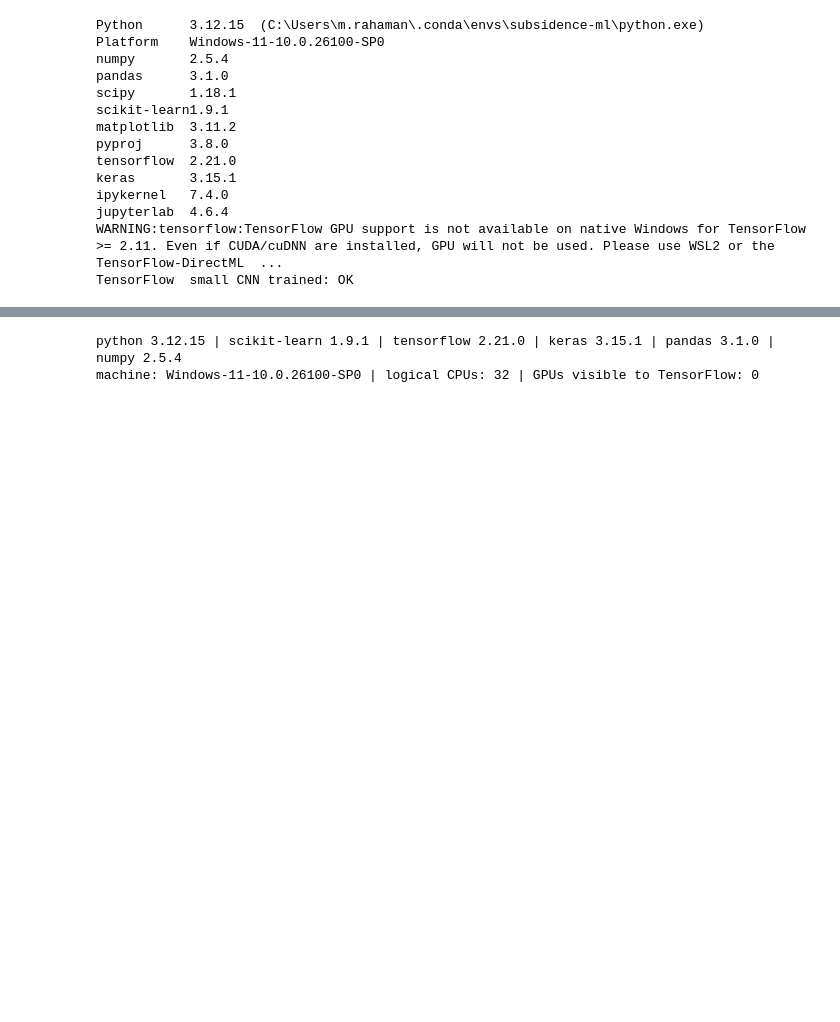
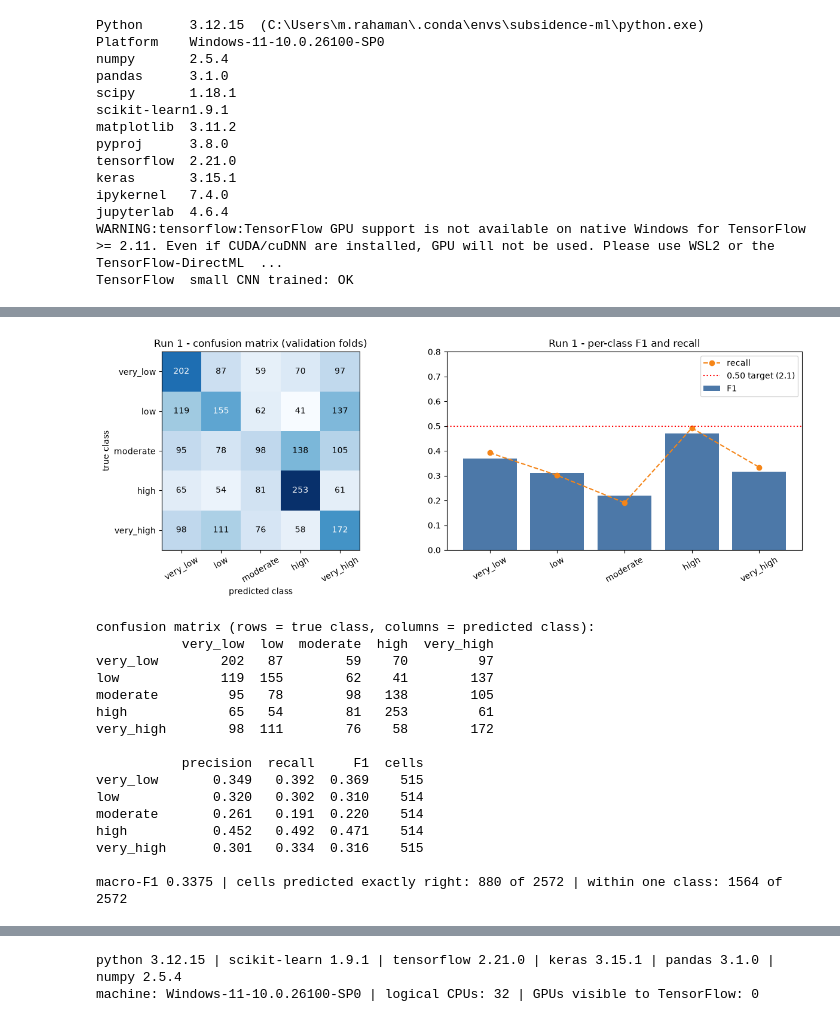
Before and after one commit to Mashouk/subsidence-susceptibility-mapping, a Jupyter notebook: training_experiments.ipynb, the cells around one changed output, grey strips where cells are left out. Saved outputs shown, nothing was run; the diff lists cells and outputs as text; code cells hidden in the pictures; blank space fills up the shorter version.

```diff
--- a/training_experiments.ipynb
+++ b/training_experiments.ipynb
@@ -69,0 +411,41 @@ TensorFlow  small CNN trained: OK
+# %%
+p1 = res["run1"]["pred"]
+cm = confusion_matrix(y, p1)
+prec, rec, f1c, sup = precision_recall_fscore_support(y, p1, labels=range(5), zero_division=0)
+
+fig, ax = plt.subplots(1, 2, figsize=(13, 4.6), gridspec_kw={"width_ratios": [1.1, 1]})
+im = ax[0].imshow(cm, cmap="Blues")
+ax[0].set_xticks(range(5)); ax[0].set_yticks(range(5)); ax[0].set_xticklabels(CLASSES, rotation=30); ax[0].set_yticklabels(CLASSES)
+for i in range(5):
+    for j in range(5):
+        ax[0].text(j, i, cm[i, j], ha="center", va="center", color="white" if cm[i, j] > cm.max() * 0.6 else "black")
+ax[0].set_xlabel("predicted class"); ax[0].set_ylabel("true class"); ax[0].set_title("Run 1 - confusion matrix (validation folds)")
+ax[1].bar(CLASSES, f1c, color="#4c78a8", label="F1"); ax[1].plot(CLASSES, rec, "o--", color="#f58518", label="recall")
+ax[1].axhline(0.50, color="r", ls=":", label="0.50 target (2.1)"); ax[1].set_ylim(0, 0.8)
+ax[1].set_title("Run 1 - per-class F1 and recall"); ax[1].legend(); ax[1].tick_params(axis="x", rotation=30)
+plt.tight_layout(); plt.show()
+
+print("confusion matrix (rows = true class, columns = predicted class):")
+print(pd.DataFrame(cm, index=CLASSES, columns=CLASSES).to_string())
+print()
+print(pd.DataFrame({"precision": prec, "recall": rec, "F1": f1c, "cells": sup}, index=CLASSES).round(3).to_string())
+print("\nmacro-F1 %.4f | cells predicted exactly right: %d of %d | within one class: %d of %d" %
+      (f1_score(y, p1, average="macro"), (p1 == y).sum(), len(y), (np.abs(p1 - y) <= 1).sum(), len(y)))
+# %% [output]
+[figure, added]
+confusion matrix (rows = true class, columns = predicted class):
+           very_low  low  moderate  high  very_high
+very_low        202   87        59    70         97
+low             119  155        62    41        137
+moderate         95   78        98   138        105
+high             65   54        81   253         61
+very_high        98  111        76    58        172
+
+           precision  recall     F1  cells
+very_low       0.349   0.392  0.369    515
+low            0.320   0.302  0.310    514
+moderate       0.261   0.191  0.220    514
+high           0.452   0.492  0.471    514
+very_high      0.301   0.334  0.316    515
+
+macro-F1 0.3375 | cells predicted exactly right: 880 of 2572 | within one class: 1564 of 2572
```
Also changed, not shown: parts of 84 cells of this notebook, 12 other files.
